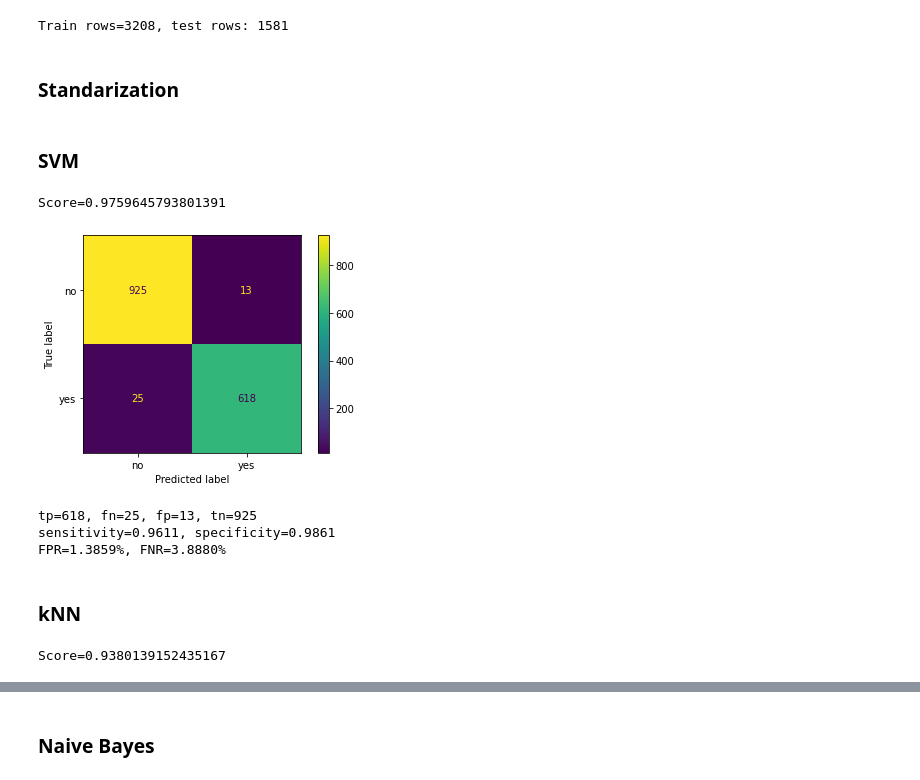
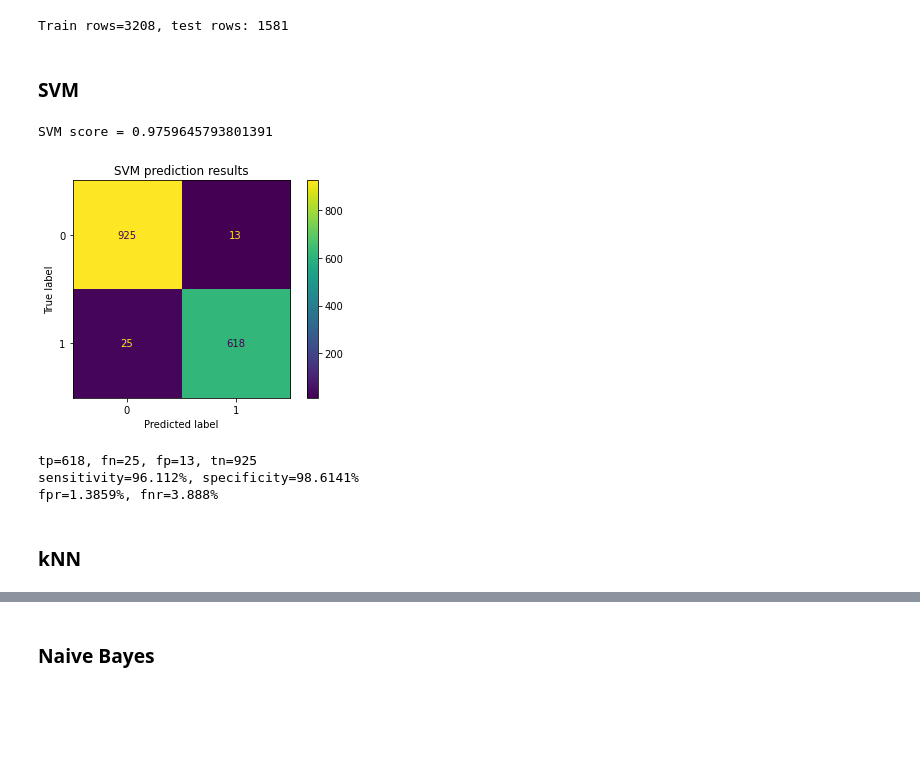
Before and after one commit to carzynsky/Analytics-and-Data-mining, a Jupyter notebook: cz2/spam.ipynb, the cells around one changed output, grey strips where cells are left out. Cells and saved outputs as stored; diff of their text form; code cells hidden in the pictures; blank space fills up the shorter version.

```diff
--- a/cz2/spam.ipynb
+++ b/cz2/spam.ipynb
@@ -79,12 +84,10 @@ Name: target, dtype: int64
 # %% [markdown]
 ### Split data into train and test
 # %%
-X = dataFrame.drop(['target'], axis=1)
-y = dataFrame.target
+X = data_frame.drop(['target'], axis=1)
+y = data_frame.target
 
 X_train, X_test, y_train, y_test = train_test_split(X, y, random_state=331, test_size=0.33)
 print(f'Train rows={X_train.shape[0]}, test rows: {X_test.shape[0]}')
 # %% [output]
 Train rows=3208, test rows: 1581
-# %% [markdown]
-### Standarization
@@ -95,38 +94,35 @@ X_test_standarized = scaler.transform(X_test)
 # %% [markdown]
 ### SVM
-# %%
-svm = make_pipeline(StandardScaler(), SVC(gamma='auto'))
-svm.fit(X_train_standarized, y_train)
-y_prediction_svm = svm.predict(X_test_standarized)
-svm_score = svm.score(X_test_standarized, y_test)
-print(f'Score={svm_score}')
-# %% [output]
-Score=0.9759645793801391
-# %%
-tn, fp, fn, tp = confusion_matrix(y_test, y_prediction_svm).ravel()
-plot_confusion_matrix(svm, X_test_standarized, y_test)
-plt.show()
-
-print(f'tp={tp}, fn={fn}, fp={fp}, tn={tn}')
-sensitivity = tp/(tp+fn)
-specificity = tn/(fp+tn)
-print("sensitivity={:.4f}, specificity={:.4f}".format(sensitivity, specificity))
-
-fpr = (1-specificity)*100
-fnr = (1-sensitivity)*100
-print("FPR={:.4f}%, FNR={:.4f}%".format(fpr, fnr))
-# %% [output]
-[figure, removed]
-tp=618, fn=25, fp=13, tn=925
-sensitivity=0.9611, specificity=0.9861
-FPR=1.3859%, FNR=3.8880%
+# %%
+# classifier
+svm = make_pipeline(StandardScaler(), SVC(gamma='auto'))
+svm.fit(X_train, y_train)
+y_prediction_svm = svm.predict(X_test)
+svm_score = svm.score(X_test, y_test)
+print(f'SVM score = {svm_score}')
+
+# confusion matrix
+cm = confusion_matrix(y_test, y_prediction_svm)
+tn, fp, fn, tp = cm.ravel()
+disp = ConfusionMatrixDisplay(confusion_matrix=cm)
+disp.plot()
+plt.title('SVM prediction results')
+plt.show()
+
+# results
+print(f'tp={tp}, fn={fn}, fp={fp}, tn={tn}')
+sensitivity_svm = round(100 * tp / (tp + fn), 4)
+specificity_svm = round(100* tn / (fp + tn), 4)
+print(f'sensitivity={sensitivity_svm}%, specificity={specificity_svm}%')
+
+fpr_svm = round(100 - specificity_svm, 4)
+fnr_svm = round(100 - sensitivity_svm, 4)
+print(f'fpr={fpr_svm}%, fnr={fnr_svm}%')
+# %% [output]
+SVM score = 0.9759645793801391
+[figure, added]
+tp=618, fn=25, fp=13, tn=925
+sensitivity=96.112%, specificity=98.6141%
+fpr=1.3859%, fnr=3.888%
 # %% [markdown]
 ### kNN
-# %%
-knn = KNeighborsClassifier(n_neighbors=3)
-knn.fit(X_train_standarized, y_train)
-y_prediction_knn = knn.predict(X_test_standarized)
-knn_score = knn.score(X_test_standarized, y_test)
-print(f'Score={knn_score}')
-# %% [output]
-Score=0.9380139152435167
```
Also changed, not shown: parts of 86 cells of this notebook.
